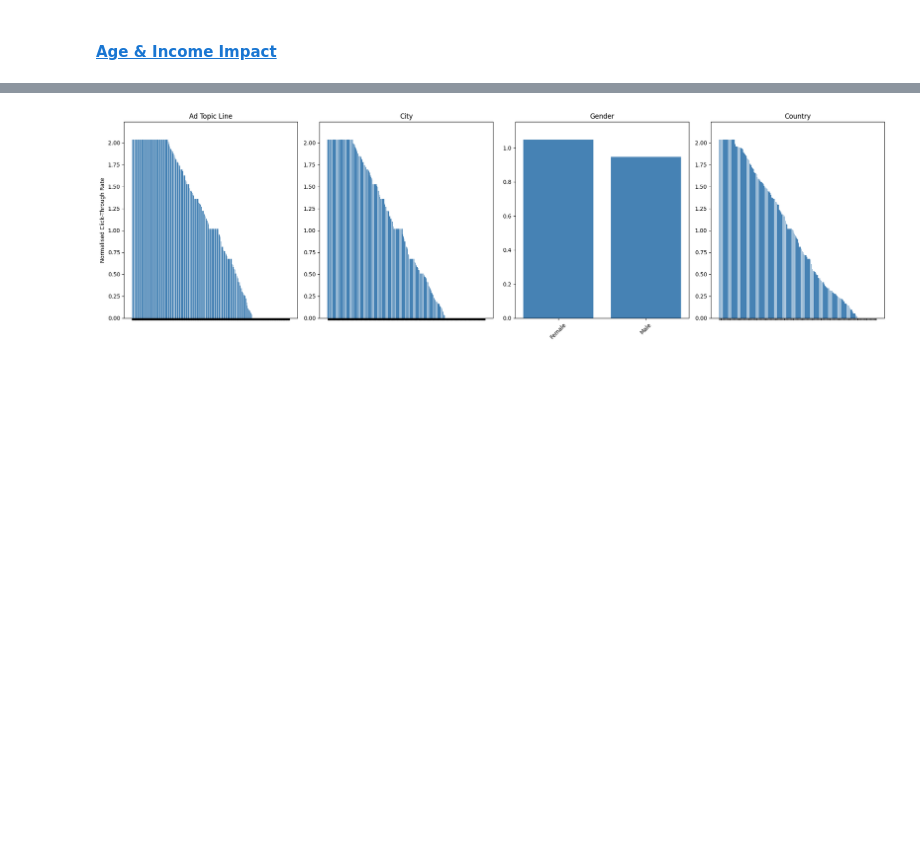
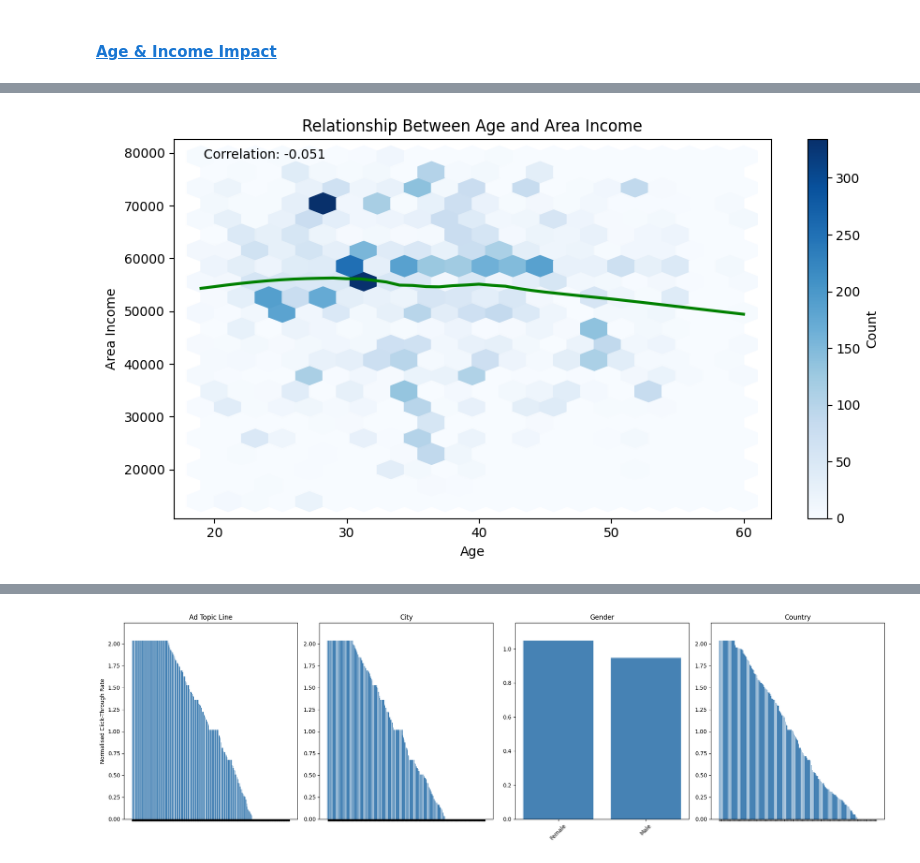
Before and after one commit to munas-git/EmailCTR-EDA-Counterfactuals, a Jupyter notebook: analysis.ipynb, the cells around one changed output, grey strips where cells are left out. Saved outputs shown, nothing was run; the diff lists cells and outputs as text; code cells hidden in the pictures; blank space fills up the shorter version.

```diff
--- a/analysis.ipynb
+++ b/analysis.ipynb
@@ -269,0 +325,21 @@ plot_ctr_by_numeric_columns(
+# %%
+plt.figure(figsize = (9, 5))
+
+plt.hexbin(df['Age'], df['Area Income'], gridsize = 20, cmap = 'Blues')
+plt.colorbar(label = 'Count')
+
+sns.regplot(data = df, x = 'Age', y = 'Area Income', scatter = False,
+            lowess = True, line_kws = {'color': 'green'})
+
+plt.title('Relationship Between Age and Area Income')
+plt.xlabel('Age')
+plt.ylabel('Area Income')
+
+correlation = df['Age'].corr(df['Area Income'])
+plt.annotate(f'Correlation: {correlation:.3f}',
+             xy = (0.05, 0.95), xycoords = 'axes fraction')
+
+plt.tight_layout()
+plt.show()
+# %% [output]
+[figure, added]
```
Also changed, not shown: parts of 19 cells of this notebook.
